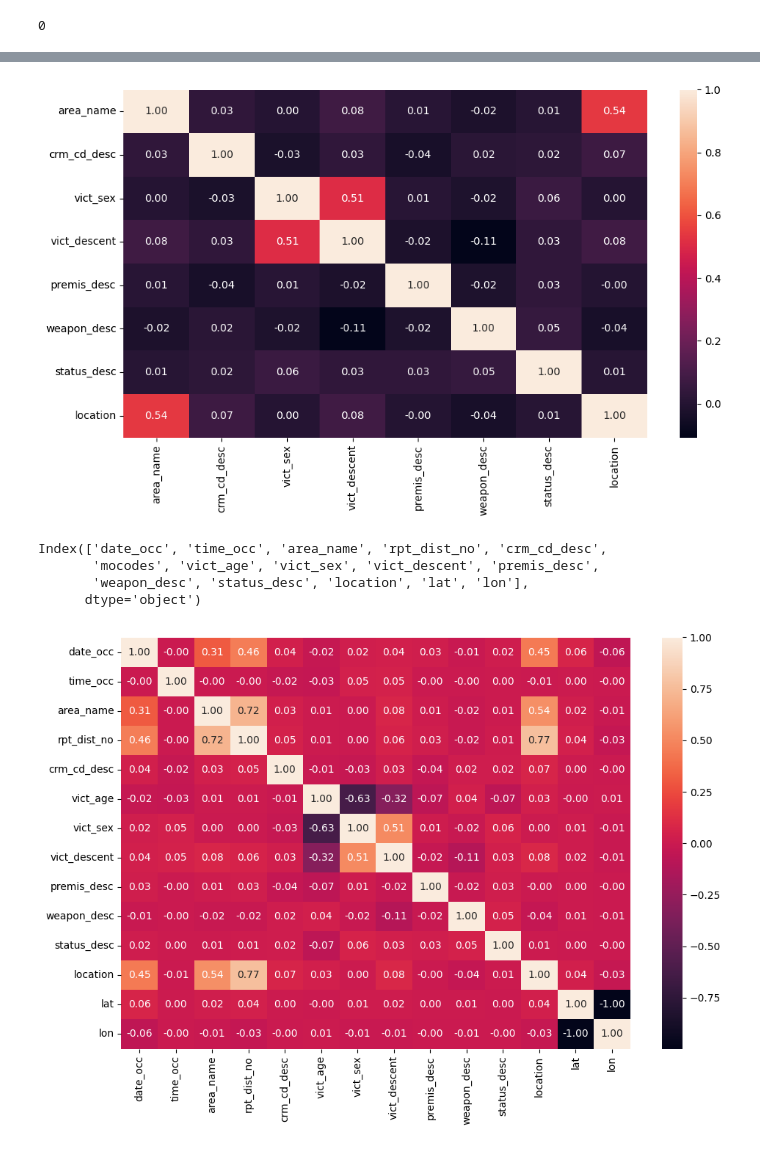
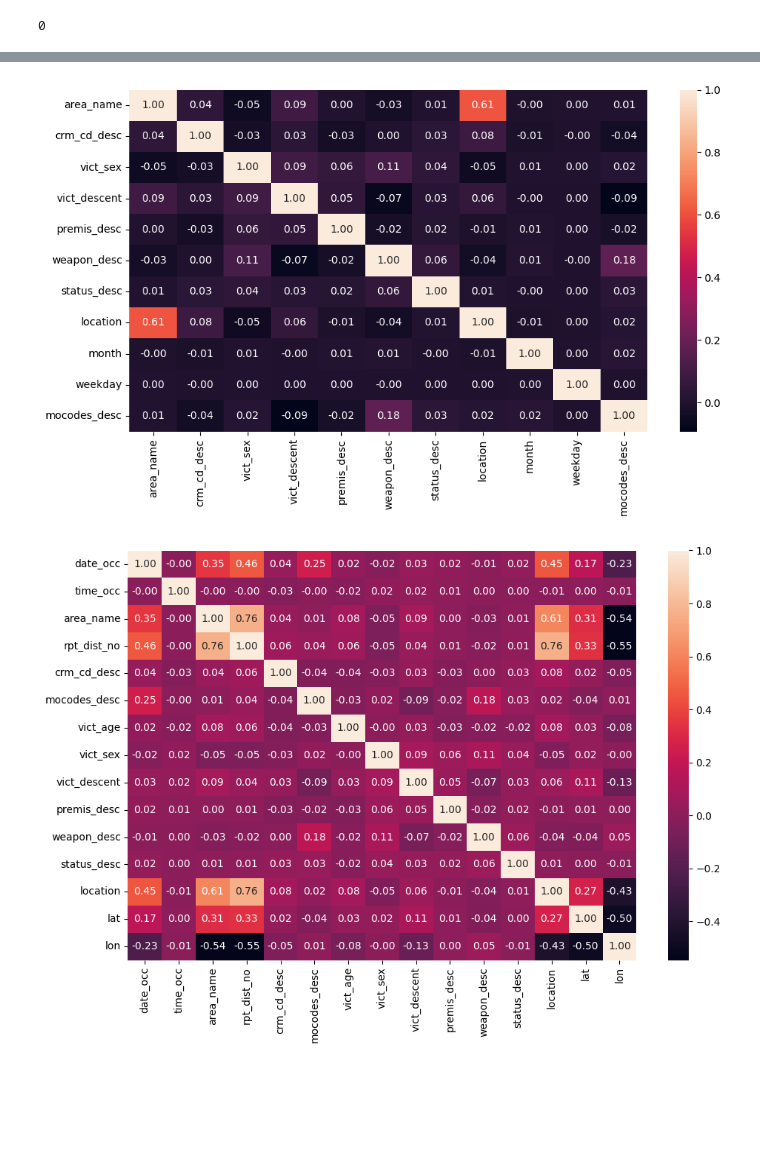
Before and after one commit to orj93/final_proyect_crime, a Jupyter notebook: src/EDA.ipynb, the cells around one changed output, grey strips where cells are left out. Cells and saved outputs as stored; diff of their text form; code cells hidden in the pictures; blank space fills up the shorter version.

```diff
--- a/src/EDA.ipynb
+++ b/src/EDA.ipynb
@@ -930,0 +803,17 @@ Name: code, dtype: object
+# %%
+import regex as re
+def preprocess_text(text):
+    # Remove any character that is not a letter (a-z) or white space ( )
+    text = re.sub(r'[^a-z ]', " ", text)
+    # Remove white spaces
+    text = re.sub(r'\s+[a-zA-Z]\s+', " ", text)
+    text = re.sub(r'\^[a-zA-Z]\s+', " ", text)
+    # Multiple white spaces into one
+    text = re.sub(r'\s+', " ", text.lower())
+    # Remove tags
+    text = re.sub("&lt;/?.*?&gt;"," &lt;&gt; ", text)
+    return text.split()
+
+# Applying a function to preprocess the text
+total_data['mocodes_desc'] = total_data['mocodes_desc'].apply(preprocess_text)
+total_data['mocodes_desc'].head()
@@ -930,0 +827,2 @@ Name: code, dtype: object
+# %%
+total_data["mocodes_desc"] = total_data["mocodes_desc"].apply(lambda x: ' '.join(x))
@@ -1002,3 +858,6 @@ dict
+# %%
+for i in str_columns:
+    total_data[i]=pd.factorize(total_data[i])[0]
 # %%
 total_data.info()
 # %% [output]
@@ -1022,41 +881,34 @@ memory usage: 75.6+ MB
 # %%
-total_data["area_name"] = pd.factorize(total_data["area_name"])[0]
-total_data["crm_cd_desc"] = pd.factorize(total_data["crm_cd_desc"])[0]
-total_data["vict_sex"] = pd.factorize(total_data["vict_sex"])[0]
-total_data["vict_descent"] = pd.factorize(total_data["vict_descent"])[0]
-total_data["premis_desc"] = pd.factorize(total_data["premis_desc"])[0]
-total_data["weapon_desc"] = pd.factorize(total_data["weapon_desc"])[0]
-total_data["status_desc"] = pd.factorize(total_data["status_desc"])[0]
-total_data["location"] = pd.factorize(total_data["location"])[0]
+# total_data["area_name"] = pd.factorize(total_data["area_name"])[0]
+# total_data["crm_cd_desc"] = pd.factorize(total_data["crm_cd_desc"])[0]
+# total_data["vict_sex"] = pd.factorize(total_data["vict_sex"])[0]
+# total_data["vict_descent"] = pd.factorize(total_data["vict_descent"])[0]
+# total_data["premis_desc"] = pd.factorize(total_data["premis_desc"])[0]
+# total_data["weapon_desc"] = pd.factorize(total_data["weapon_desc"])[0]
+# total_data["status_desc"] = pd.factorize(total_data["status_desc"])[0]
+# total_data["location"] = pd.factorize(total_data["location"])[0]
 
 
 fig, axis = plt.subplots(figsize = (10, 6))
 
-sns.heatmap(total_data[['area_name', 'crm_cd_desc', 'vict_sex', 'vict_descent',
-       'premis_desc', 'weapon_desc', 'status_desc', 'location']].corr(), annot = True, fmt = ".2f")
+sns.heatmap(total_data[['area_name', 'crm_cd_desc', 'vict_sex', 'vict_descent', 'premis_desc',
+       'weapon_desc', 'status_desc', 'location', 'month', 'weekday',
+       'mocodes_desc']].corr(), annot = True, fmt = ".2f")
 
 plt.tight_layout()
 
 plt.show()
 # %% [output]
-[figure, old version]
+[figure, new version]
-# %%
-columns=total_data.columns
-columns
-# %% [output]
-Index(['date_occ', 'time_occ', 'area_name', 'rpt_dist_no', 'crm_cd_desc',
-       'mocodes', 'vict_age', 'vict_sex', 'vict_descent', 'premis_desc',
-       'weapon_desc', 'status_desc', 'location', 'lat', 'lon'],
-      dtype='object')
 # %%
 fig, axis = plt.subplots(figsize = (10, 7))
 
 sns.heatmap(total_data[['date_occ', 'time_occ', 'area_name', 'rpt_dist_no', 'crm_cd_desc',
-        'vict_age', 'vict_sex', 'vict_descent', 'premis_desc',
+       'mocodes_desc', 'vict_age', 'vict_sex', 'vict_descent', 'premis_desc',
        'weapon_desc', 'status_desc', 'location', 'lat', 'lon']].corr(), annot = True, fmt = ".2f")
 
 plt.tight_layout()
 
 plt.show()
 # %% [output]
-[figure, old version]
+[figure, new version]
```
Also changed, not shown: parts of 42 cells of this notebook.
